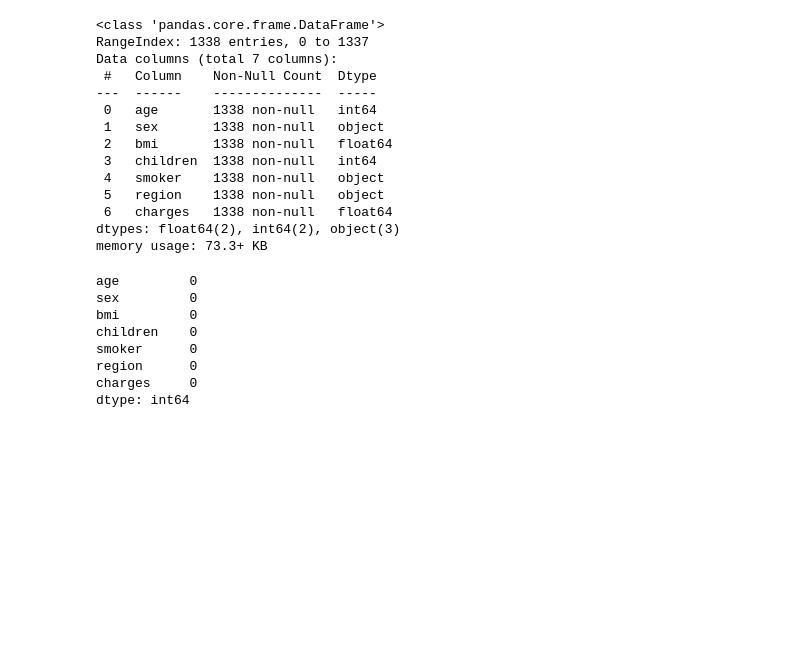
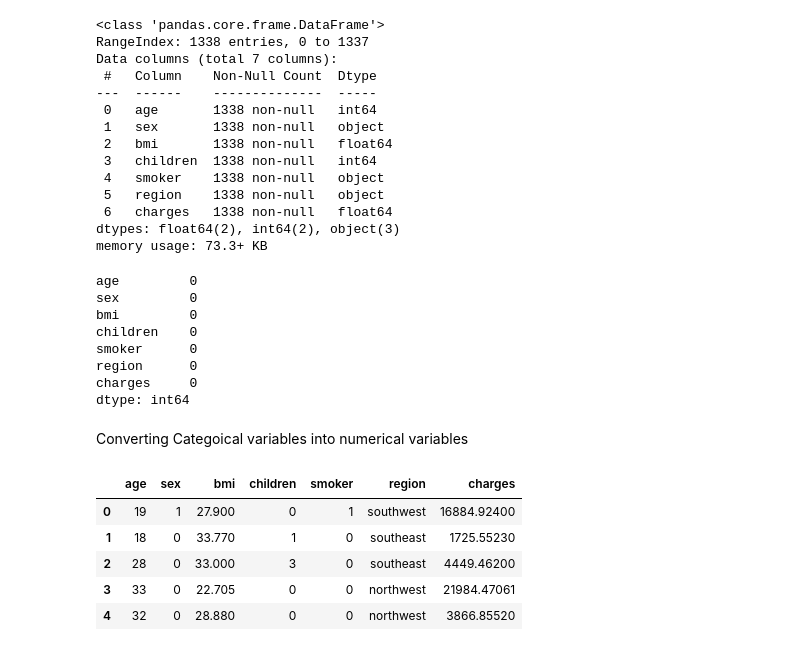
Before and after one commit to swastikbanerjee/ML_Lab, a Jupyter notebook: 2348566_Lab6.ipynb, the cells around one changed output. Saved outputs shown, nothing was run; the diff lists cells and outputs as text; code cells hidden in the pictures; blank space fills up the shorter version.

```diff
--- a/2348566_Lab6.ipynb
+++ b/2348566_Lab6.ipynb
@@ -49,3 +49,5 @@ smoker      0
 region      0
 charges     0
 dtype: int64
+# %% [markdown]
+Converting Categoical variables into numerical variables
@@ -51,0 +56,9 @@ dtype: int64
+# %%
+data.head()
+# %% [output]
+|  | age | sex | bmi | children | smoker | region | charges |
+| 0 | 19 | 1 | 27.900 | 0 | 1 | southwest | 16884.92400 |
+| 1 | 18 | 0 | 33.770 | 1 | 0 | southeast | 1725.55230 |
+| 2 | 28 | 0 | 33.000 | 3 | 0 | southeast | 4449.46200 |
+| 3 | 33 | 0 | 22.705 | 0 | 0 | northwest | 21984.47061 |
+| 4 | 32 | 0 | 28.880 | 0 | 0 | northwest | 3866.85520 |
```
Also changed, not shown: parts of 15 cells of this notebook.
